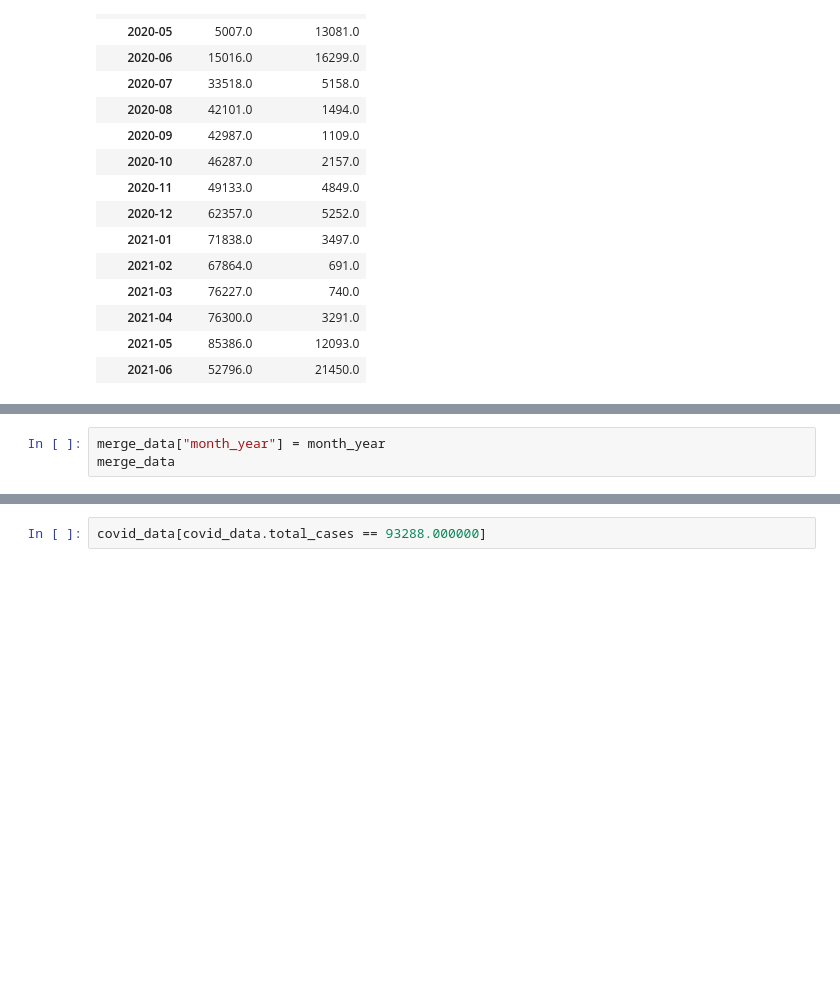
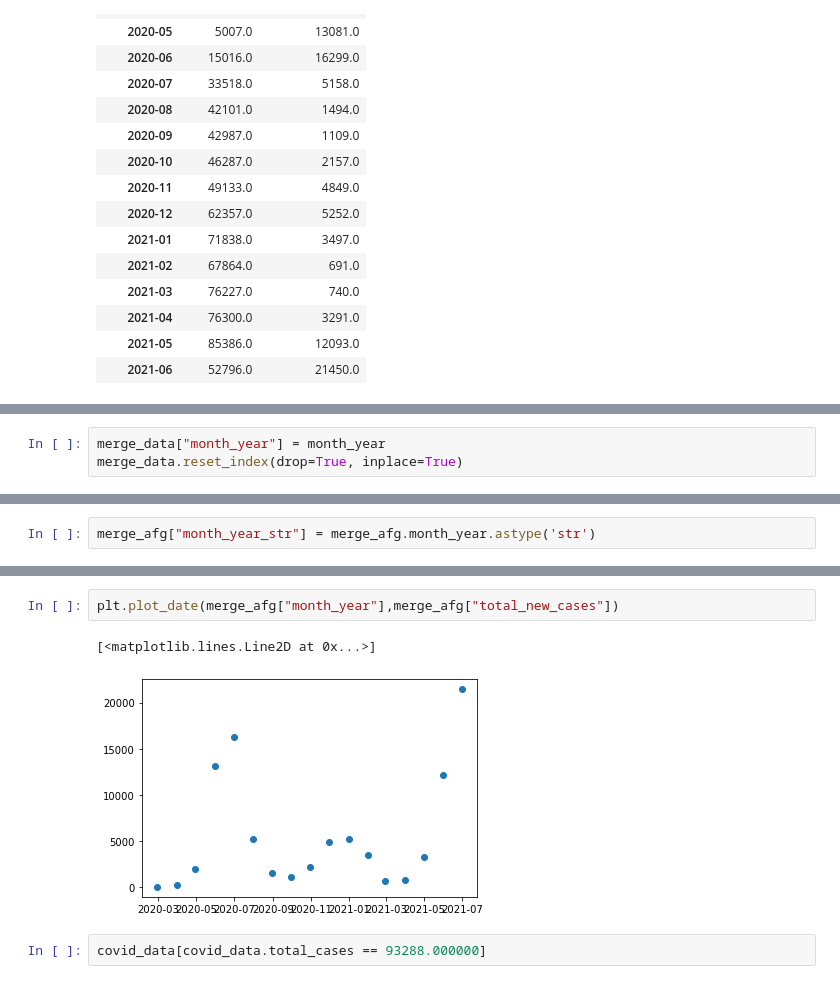
Before and after one commit to nithiyasuresh/Project-1-Covid-PolicyChangesAnalysis, a Jupyter notebook: project1.ipynb, the cells around one changed output, grey strips where cells are left out. Saved outputs shown, nothing was run; the diff lists cells and outputs as text; blank space fills up the shorter version.

```diff
--- a/project1.ipynb
+++ b/project1.ipynb
@@ -290,3 +311,3 @@ afg_df
 # %%
 merge_data["month_year"] = month_year
-merge_data
+merge_data.reset_index(drop=True, inplace=True)
@@ -317,0 +365,2 @@ ValueError: 'month_year' is both an index level and a column label, which is amb
+# %%
+merge_afg["month_year_str"] = merge_afg.month_year.astype('str')
@@ -318,3 +375,8 @@ ValueError: 'month_year' is both an index level and a column label, which is amb
+# %%
+plt.plot_date(merge_afg["month_year"],merge_afg["total_new_cases"])
+# %% [output]
+[<matplotlib.lines.Line2D at 0x...>]
+[figure, added]
 # %%
 covid_data[covid_data.total_cases == 93288.000000]
 # %% [output]
```
Also changed, not shown: parts of 7 cells of this notebook.
